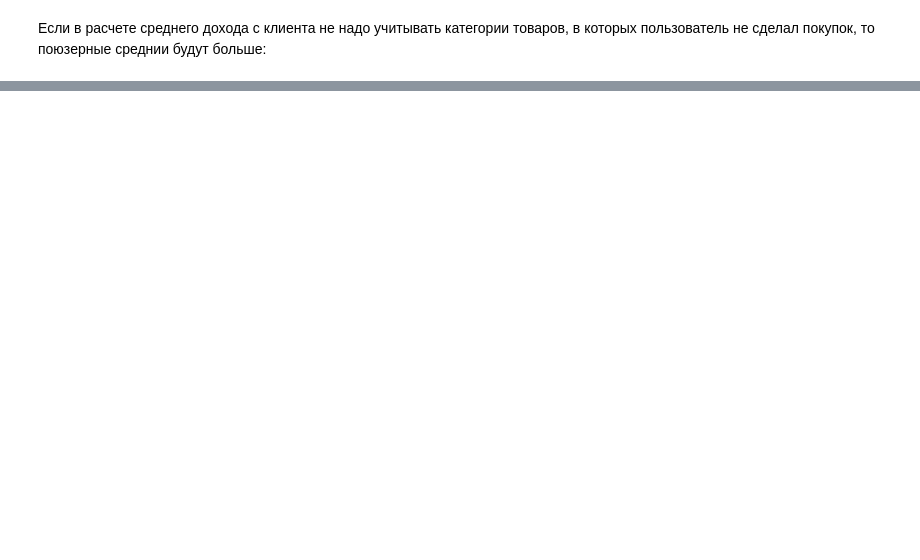
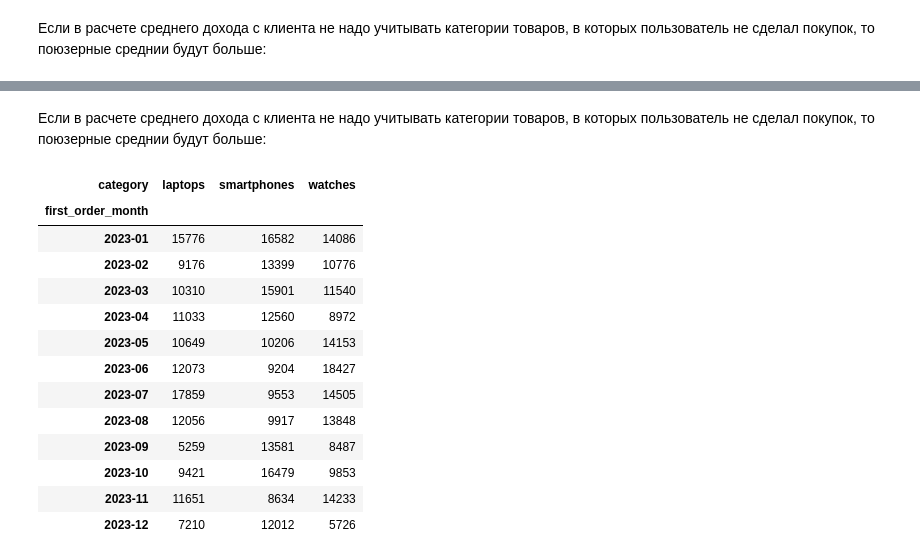
Before and after one commit to gbrs/test_tasks, a Jupyter notebook: karpov_01/pandas.ipynb, the cells around one changed output, grey strips where cells are left out. Drawn from its saved outputs; the diff is of its cells as text; code cells hidden in the pictures; blank space fills up the shorter version.

```diff
--- a/karpov_01/pandas.ipynb
+++ b/karpov_01/pandas.ipynb
@@ -314,3 +355,29 @@ incomes_10_days_by_platform_and_first_month.sample(5)
+# %% [markdown]
+Если в расчете среднего дохода с клиента не надо учитывать категории товаров, в которых пользователь не сделал покупок, то поюзерные среднии будут больше:
+# %%
+(
+    incomes_10_days_by_category_and_first_month[incomes_10_days_by_category_and_first_month.orders_sum!=0]
+    .pivot_table('orders_sum', 'first_order_month', 'category')
+    .round()
+    .astype(int)
+    [:12].
+    style.background_gradient()
+)
+# %% [output]
+| category | laptops | smartphones | watches |
+| first_order_month |  |  |  |
+| 2023-01 | 15776 | 16582 | 14086 |
+| 2023-02 | 9176 | 13399 | 10776 |
+| 2023-03 | 10310 | 15901 | 11540 |
+| 2023-04 | 11033 | 12560 | 8972 |
+| 2023-05 | 10649 | 10206 | 14153 |
+| 2023-06 | 12073 | 9204 | 18427 |
+| 2023-07 | 17859 | 9553 | 14505 |
+| 2023-08 | 12056 | 9917 | 13848 |
+| 2023-09 | 5259 | 13581 | 8487 |
+| 2023-10 | 9421 | 16479 | 9853 |
+| 2023-11 | 11651 | 8634 | 14233 |
+| 2023-12 | 7210 | 12012 | 5726 |
 # %%
 df.sample(10)
 # %% [output]
```
Also changed, not shown: parts of 19 cells of this notebook.
